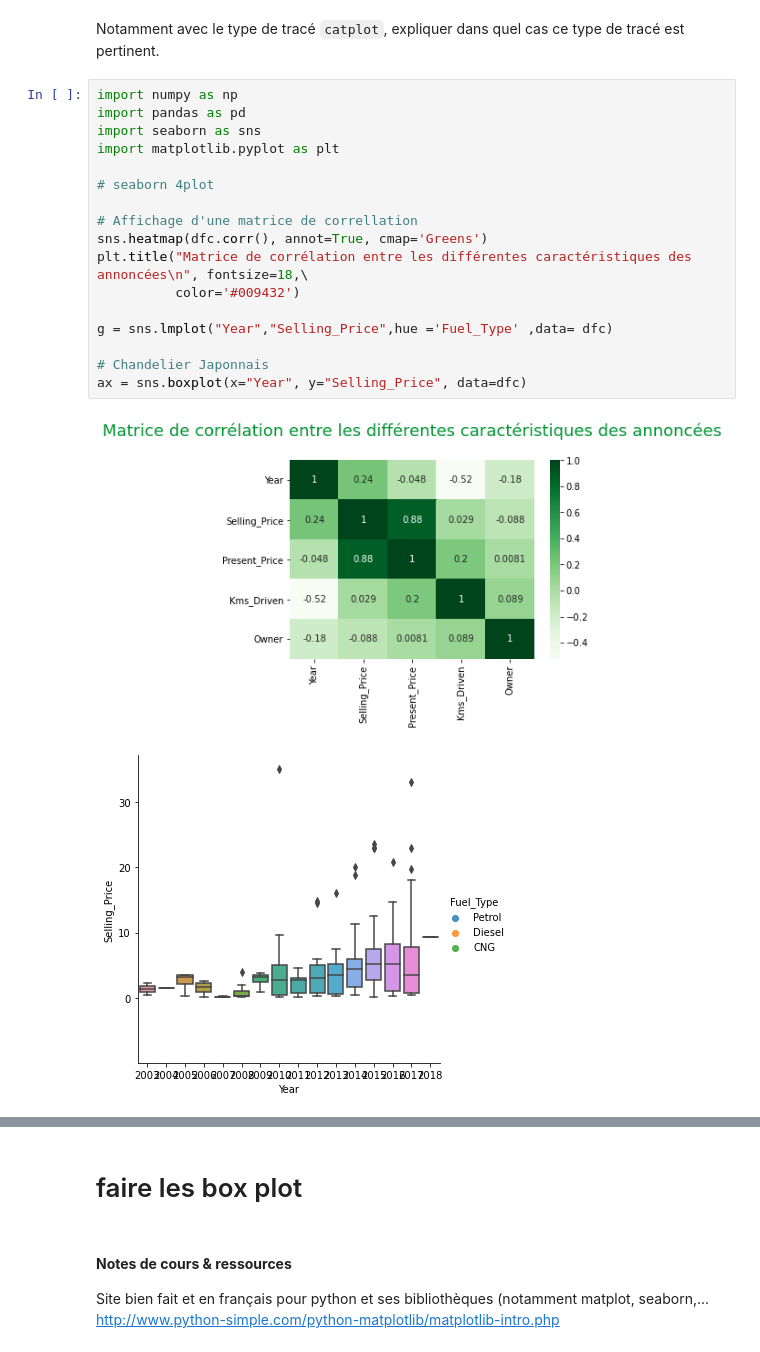
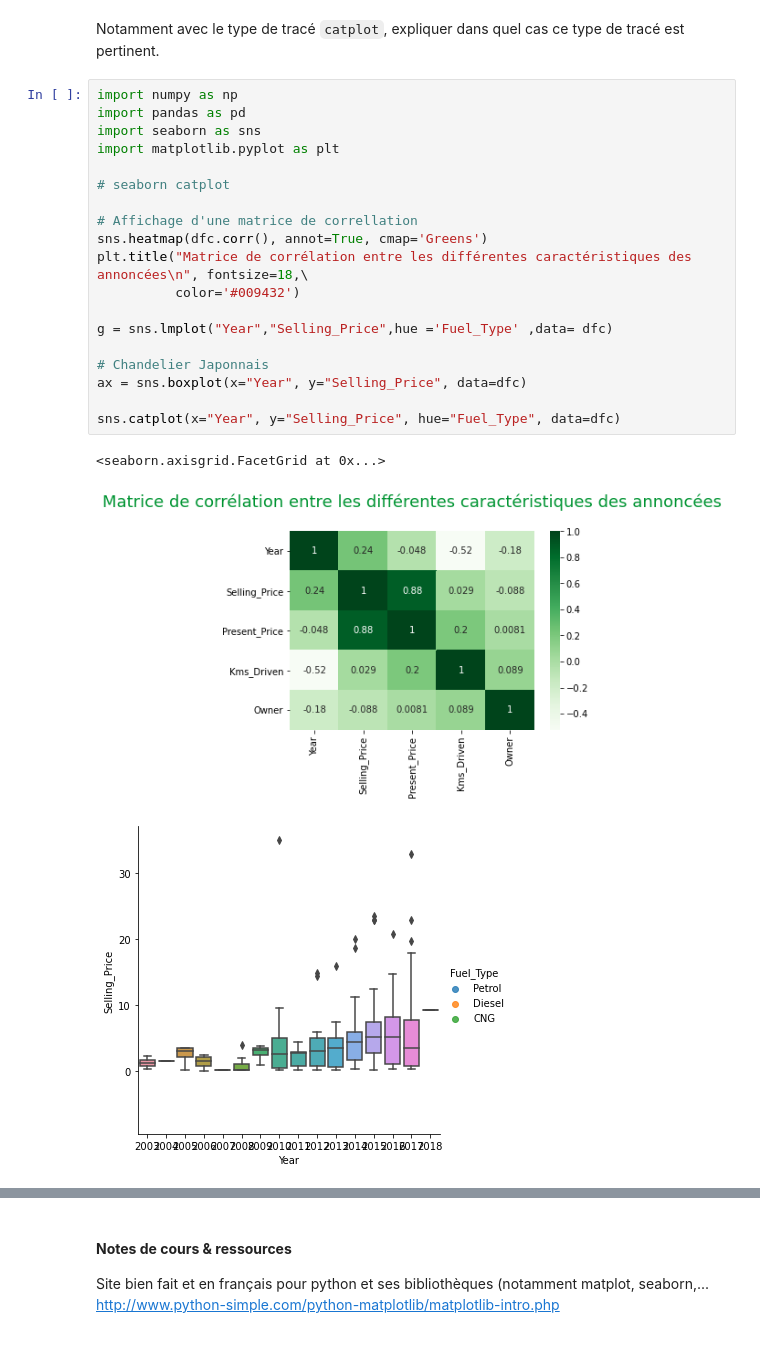
Before and after one commit to jpphi/brief1, a Jupyter notebook: Brief1 - rendu.ipynb, the cells around one changed output, grey strips where cells are left out. Cells and saved outputs as stored; diff of their text form.

Commit message:
catplot

```diff
--- a/Brief1 - rendu.ipynb
+++ b/Brief1 - rendu.ipynb
@@ -220,20 +220,23 @@ pertinent.
 # %%
 import numpy as np
 import pandas as pd
 import seaborn as sns
 import matplotlib.pyplot as plt
 
-# seaborn 4plot
+# seaborn catplot
 
 # Affichage d'une matrice de correllation
 sns.heatmap(dfc.corr(), annot=True, cmap='Greens')
 plt.title("Matrice de corrélation entre les différentes caractéristiques des annoncées\n", fontsize=18,\
           color='#009432')
 
 g = sns.lmplot("Year","Selling_Price",hue ='Fuel_Type' ,data= dfc)
 
 # Chandelier Japonnais
 ax = sns.boxplot(x="Year", y="Selling_Price", data=dfc)
+
+sns.catplot(x="Year", y="Selling_Price", hue="Fuel_Type", data=dfc)
 # %% [output]
+<seaborn.axisgrid.FacetGrid at 0x...>
 [figure]
-[figure, old version]
+[figure, new version]
@@ -240,5 +244,3 @@ ax = sns.boxplot(x="Year", y="Selling_Price", data=dfc)
-# %% [markdown]
-# faire les box plot
 # %% [markdown]
 #### **Notes de cours & ressources**
 Site bien fait et en français pour python et ses bibliothèques (notamment matplot, seaborn,...
```
Also changed, not shown: parts of 3 cells of this notebook.
